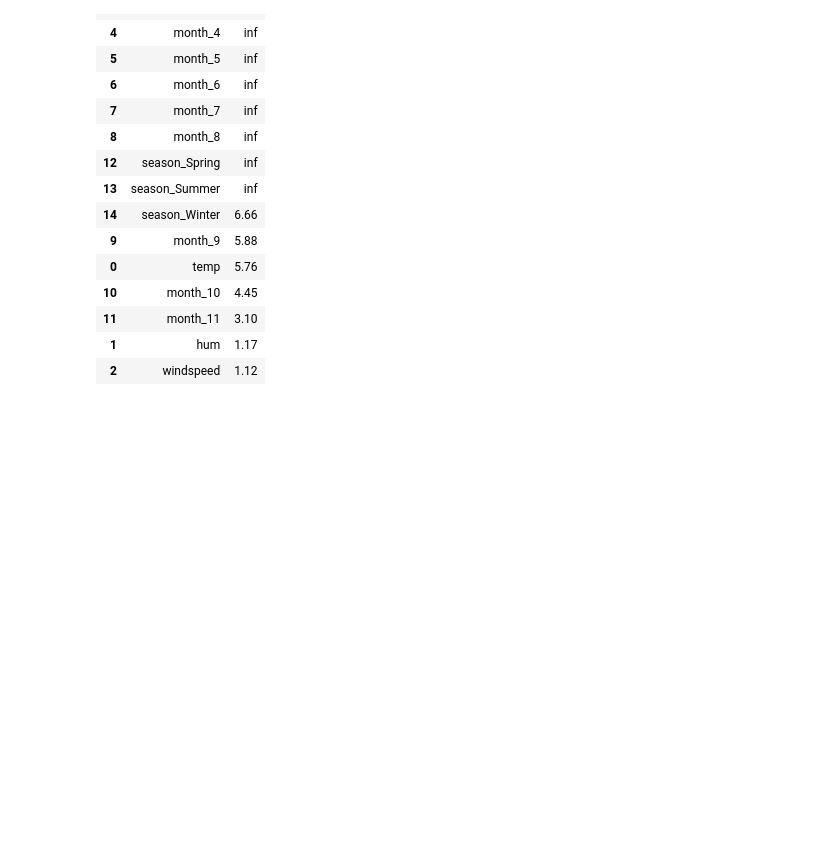
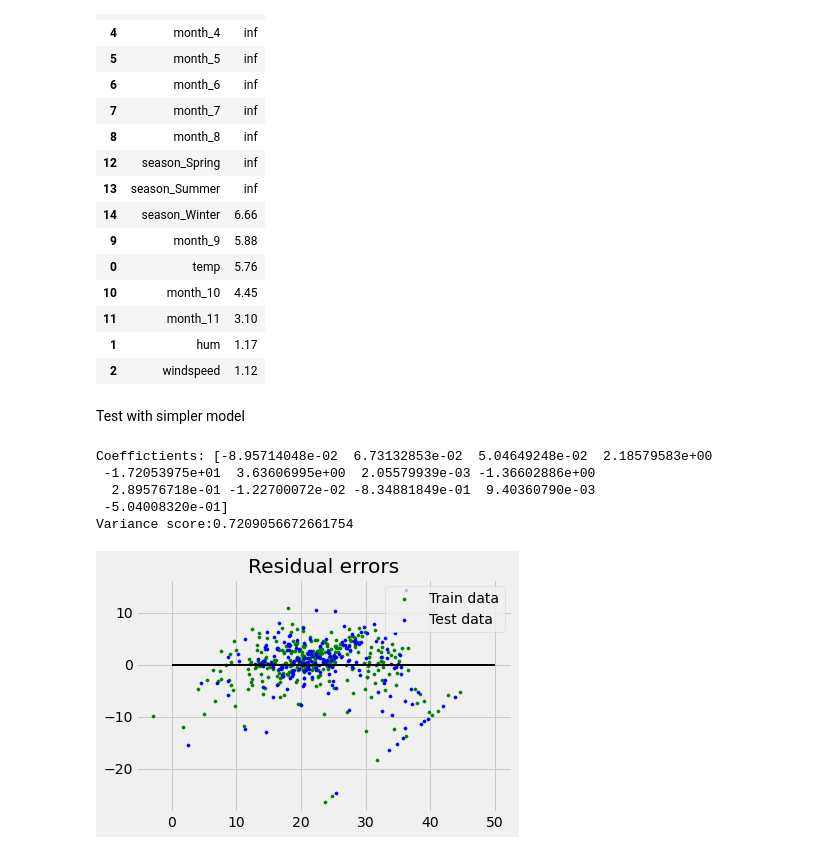
Before and after one commit to gkosmaras/Project_3, a Jupyter notebook: regression.ipynb, the cells around one changed output. Cells and saved outputs as stored; diff of their text form; code cells hidden in the pictures; blank space fills up the shorter version.

```diff
--- a/regression.ipynb
+++ b/regression.ipynb
@@ -117,3 +123,5 @@ vif
 | 11 | month_11 | 3.10 |
 | 1 | hum | 1.17 |
 | 2 | windspeed | 1.12 |
+# %% [markdown]
+Test with simpler model
@@ -119,0 +130,27 @@ vif
+# %%
+boston=datasets.load_boston(return_X_y=False)
+x=boston.data
+y=boston.target
+# %%
+xtrain, xtest, ytrain, ytest= train_test_split(x, y, test_size=0.4,
+            random_state=1)
+reg=linear_model.LinearRegression()
+reg.fit(xtrain, ytrain)
+print("Coeffictients:", reg.coef_)
+print("Variance score:{}".format(reg.score(xtest, ytest)))
+plt.style.use("fivethirtyeight")
+plt.scatter(reg.predict(xtrain), reg.predict(xtrain)-ytrain,
+            color="green", s=10, label="Train data")
+plt.scatter(reg.predict(xtest), reg.predict(xtest)-ytest,
+            color="blue", s=10, label="Test data")
+plt.hlines(y=0, xmin=0, xmax=50, linewidth=2, color="black")
+plt.legend(loc="upper right")
+plt.title("Residual errors")
+plt.show()
+# %% [output]
+Coeffictients: [-8.95714048e-02  6.73132853e-02  5.04649248e-02  2.18579583e+00
+ -1.72053975e+01  3.63606995e+00  2.05579939e-03 -1.36602886e+00
+  2.89576718e-01 -1.22700072e-02 -8.34881849e-01  9.40360790e-03
+ -5.04008320e-01]
+Variance score:0.7209056672661754
+[figure, added]
```
Also changed, not shown: parts of 7 cells of this notebook.
